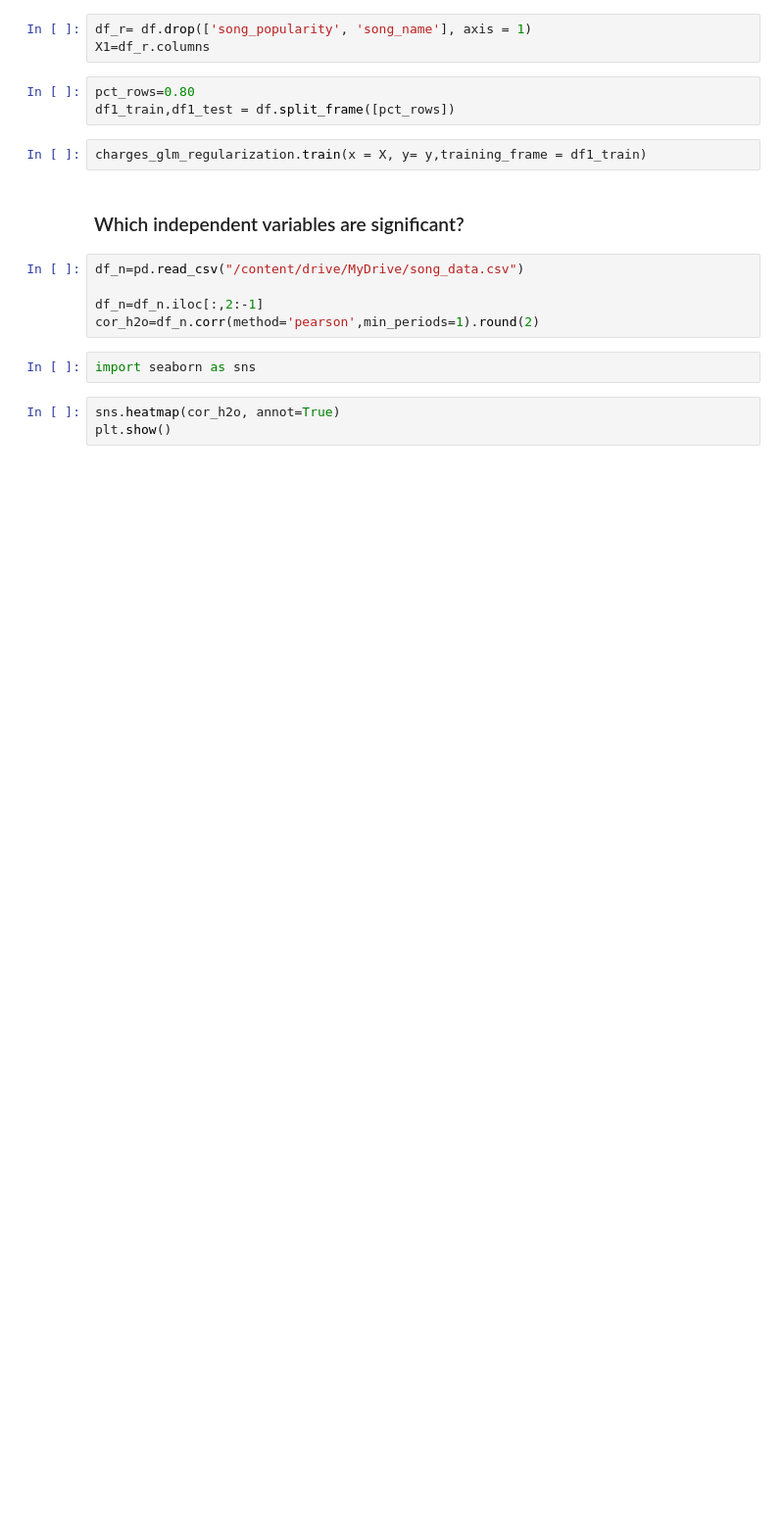
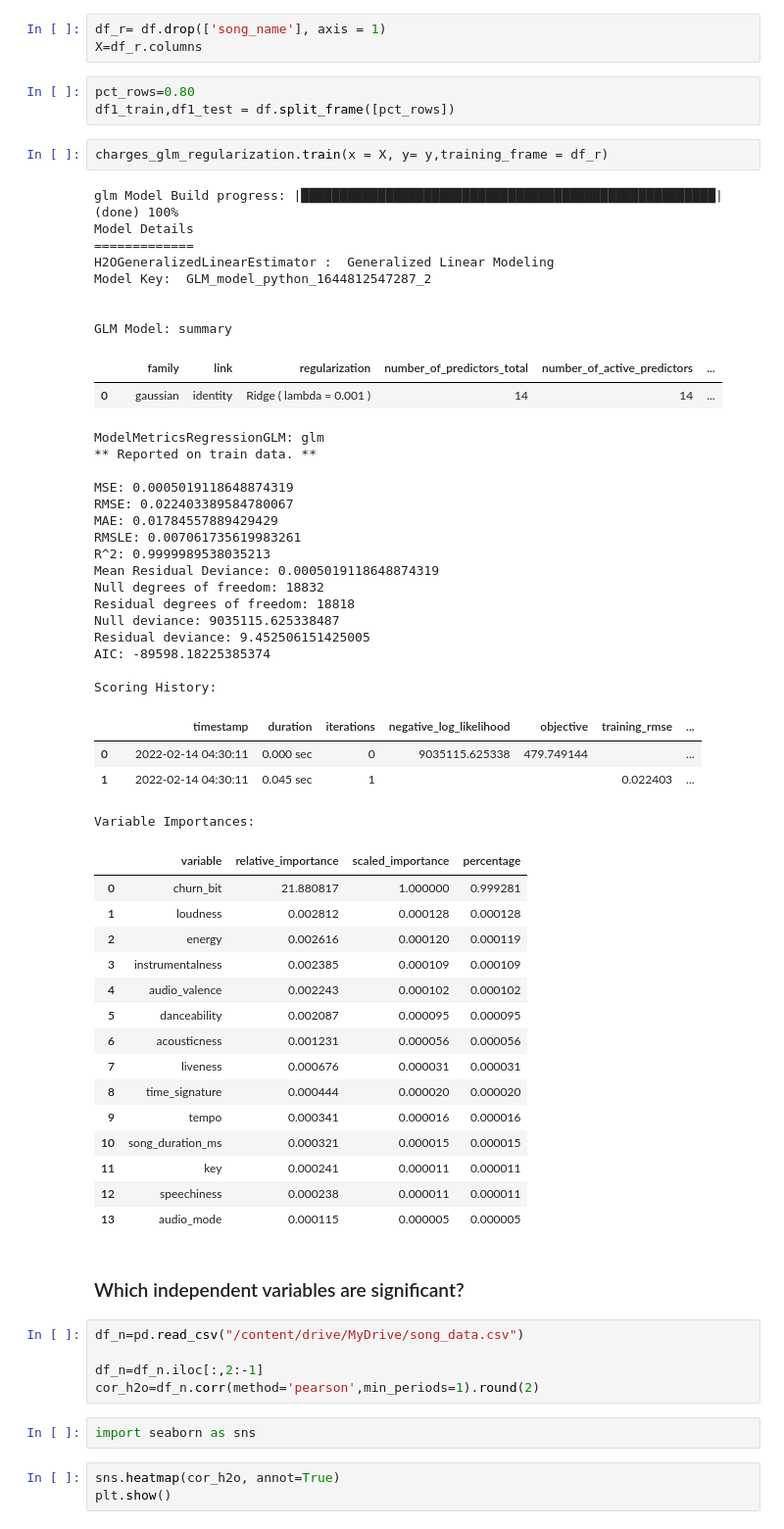
Before and after one commit to saadghojaria55/Auto_ML, a Jupyter notebook: A1_Saad_Ghojaria_002129718.ipynb, the cells around one changed output. Shown at 98% size. Saved outputs shown, nothing was run; the diff lists cells and outputs as text; blank space fills up the shorter version.

```diff
--- a/A1_Saad_Ghojaria_002129718.ipynb
+++ b/A1_Saad_Ghojaria_002129718.ipynb
@@ -410,13 +782,59 @@ from h2o.estimators.glm import H2OGeneralizedLinearEstimator
 charges_glm = H2OGeneralizedLinearEstimator(family = 'gaussian', lambda_ = 0, compute_p_values = True)
 charges_glm_regularization = H2OGeneralizedLinearEstimator(family = 'gaussian', lambda_ = .001, alpha = 0)
 # %%
-df_r= df.drop(['song_popularity', 'song_name'], axis = 1)
-X1=df_r.columns
+df_r= df.drop(['song_name'], axis = 1)
+X=df_r.columns
 # %%
 pct_rows=0.80
 df1_train,df1_test = df.split_frame([pct_rows])
 # %%
-charges_glm_regularization.train(x = X, y= y,training_frame = df1_train)
+charges_glm_regularization.train(x = X, y= y,training_frame = df_r)
+# %% [output]
+glm Model Build progress: |██████████████████████████████████████████████████████| (done) 100%
+Model Details
+=============
+H2OGeneralizedLinearEstimator :  Generalized Linear Modeling
+Model Key:  GLM_model_python_1644812547287_2
+
+
+GLM Model: summary
+|  |  | family | link | regularization | number_of_predictors_total | number_of_active_predictors | ... |
+| 0 |  | gaussian | identity | Ridge ( lambda = 0.001 ) | 14 | 14 | ... |
+ModelMetricsRegressionGLM: glm
+** Reported on train data. **
+
+MSE: 0.0005019118648874319
+RMSE: 0.022403389584780067
+MAE: 0.01784557889429429
+RMSLE: 0.007061735619983261
+R^2: 0.9999989538035213
+Mean Residual Deviance: 0.0005019118648874319
+Null degrees of freedom: 18832
+Residual degrees of freedom: 18818
+Null deviance: 9035115.625338487
+Residual deviance: 9.452506151425005
+AIC: -89598.18225385374
+
+Scoring History:
+|  |  | timestamp | duration | iterations | negative_log_likelihood | objective | training_rmse | ... |
+| 0 |  | 2022-02-14 04:30:11 | 0.000 sec | 0 | 9035115.625338 | 479.749144 |  | ... |
+| 1 |  | 2022-02-14 04:30:11 | 0.045 sec | 1 |  |  | 0.022403 | ... |
+Variable Importances:
+|  | variable | relative_importance | scaled_importance | percentage |
+| 0 | churn_bit | 21.880817 | 1.000000 | 0.999281 |
+| 1 | loudness | 0.002812 | 0.000128 | 0.000128 |
+| 2 | energy | 0.002616 | 0.000120 | 0.000119 |
+| 3 | instrumentalness | 0.002385 | 0.000109 | 0.000109 |
+| 4 | audio_valence | 0.002243 | 0.000102 | 0.000102 |
+| 5 | danceability | 0.002087 | 0.000095 | 0.000095 |
+| 6 | acousticness | 0.001231 | 0.000056 | 0.000056 |
+| 7 | liveness | 0.000676 | 0.000031 | 0.000031 |
+| 8 | time_signature | 0.000444 | 0.000020 | 0.000020 |
+| 9 | tempo | 0.000341 | 0.000016 | 0.000016 |
+| 10 | song_duration_ms | 0.000321 | 0.000015 | 0.000015 |
+| 11 | key | 0.000241 | 0.000011 | 0.000011 |
+| 12 | speechiness | 0.000238 | 0.000011 | 0.000011 |
+| 13 | audio_mode | 0.000115 | 0.000005 | 0.000005 |
 # %% [markdown]
 ### Which independent variables are significant?
 # %%
```
Also changed, not shown: parts of 35 cells of this notebook.
